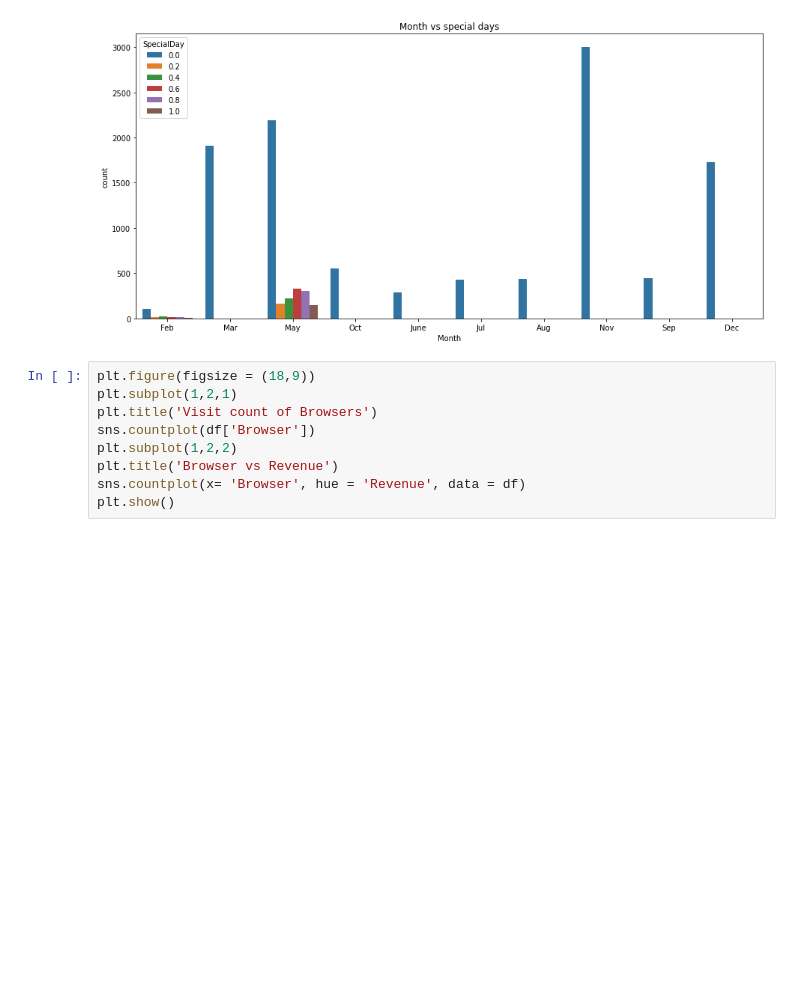
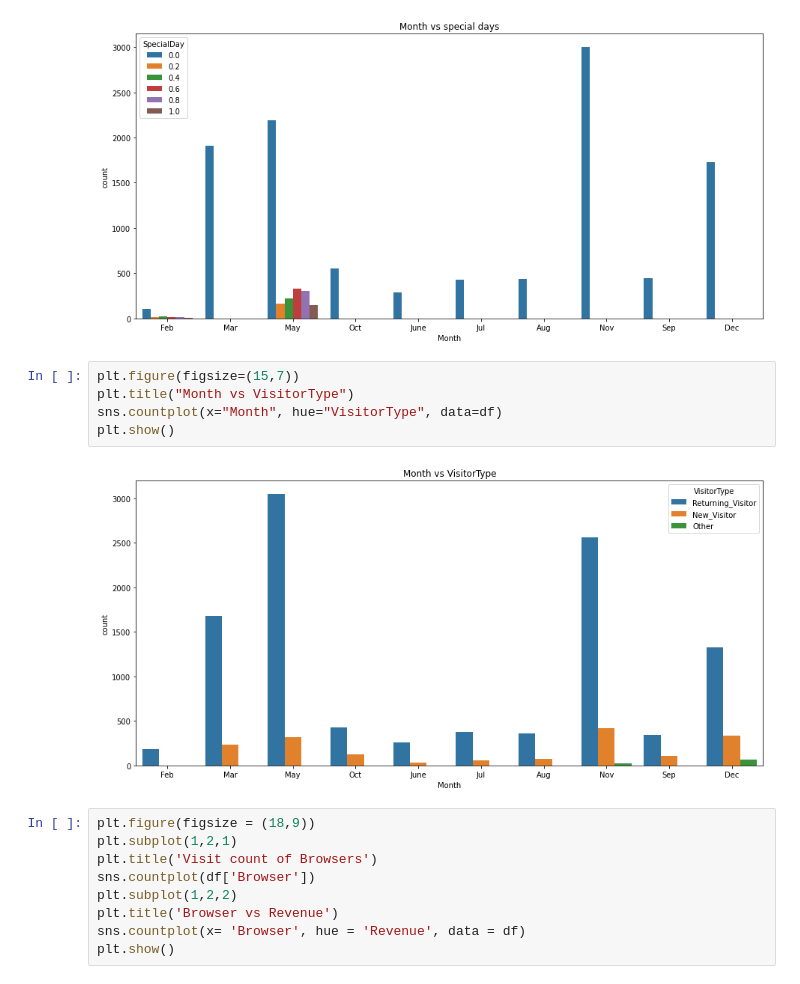
Before and after one commit to kaancukur/EDA, a Jupyter notebook: Online_Shoppers_Intention_EDA.ipynb, the cells around one changed output. Cells and saved outputs as stored; diff of their text form; blank space fills up the shorter version.

```diff
--- a/Online_Shoppers_Intention_EDA.ipynb
+++ b/Online_Shoppers_Intention_EDA.ipynb
@@ -283,6 +270,13 @@ sns.countplot(x="Month", hue="SpecialDay", data=df)
 plt.show()
 # %% [output]
 [figure]
+# %%
+plt.figure(figsize=(15,7))
+plt.title("Month vs VisitorType")
+sns.countplot(x="Month", hue="VisitorType", data=df)
+plt.show()
+# %% [output]
+[figure, added]
 # %%
 plt.figure(figsize = (18,9))
 plt.subplot(1,2,1)
```
Also changed, not shown: parts of 9 cells of this notebook.
